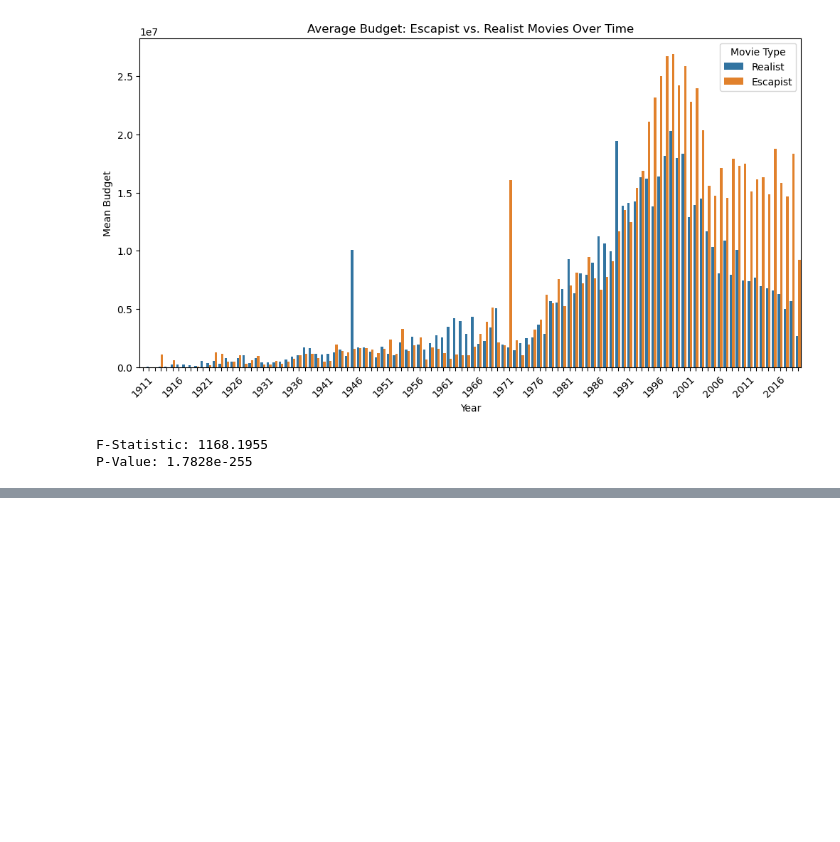
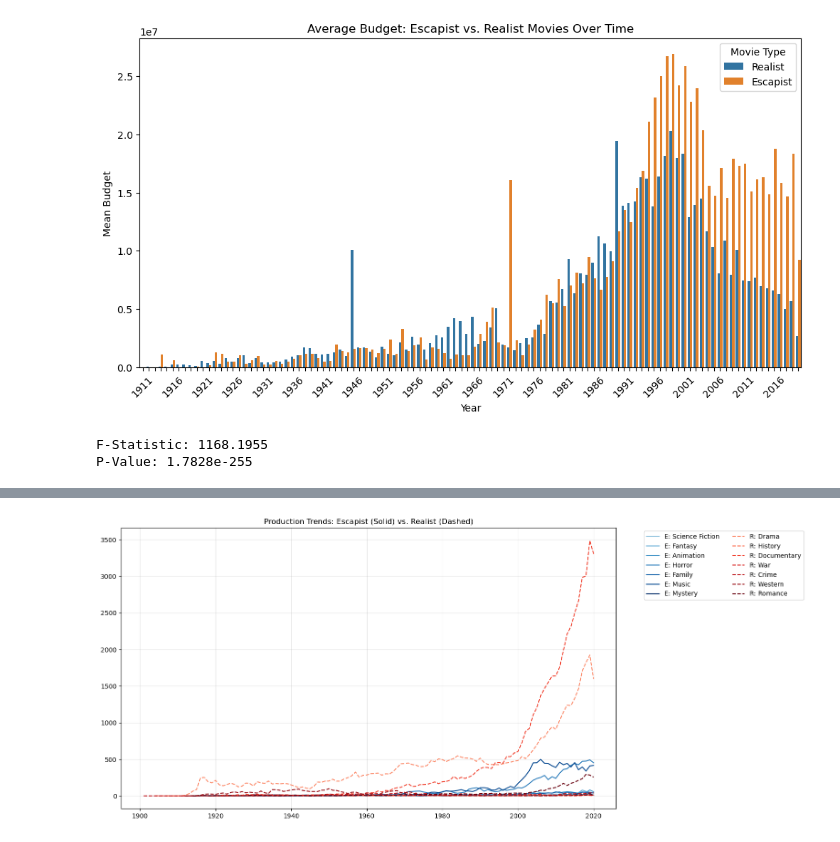
Before and after one commit to alakhan4/Realist-vs-Escapist-TMDB, a Jupyter notebook: CS685_Project.ipynb, the cells around one changed output, grey strips where cells are left out. Saved outputs shown, nothing was run; the diff lists cells and outputs as text; code cells hidden in the pictures; blank space fills up the shorter version.

```diff
--- a/CS685_Project.ipynb
+++ b/CS685_Project.ipynb
@@ -295,3 +295,34 @@ Notes:
 [1] Standard Errors assume that the covariance matrix of the errors is correctly specified.
 [2] The condition number is large, 7.91e+07. This might indicate that there are
 strong multicollinearity or other numerical problems.
+# %%
+genre_yearly = data.groupby(['year', 'genres']).size().reset_index(name='count')
+
+# Filter for your specific escapist and realist genres
+target_genres = escapist + realist
+filtered_yearly = genre_yearly[genre_yearly['genres'].isin(target_genres)]
+# Create a color mapping based on your classification
+palette = {}
+for g in escapist: palette[g] = 'Blues'
+for g in realist: palette[g] = 'Reds'
+
+plt.figure(figsize=(14, 8))
+
+# Plot Escapist genres with solid lines
+for i, g in enumerate(escapist):
+    subset = filtered_yearly[filtered_yearly['genres'] == g]
+    plt.plot(subset['year'], subset['count'], label=f"E: {g}",
+             color=plt.cm.Blues(0.4 + (i*0.1)), linestyle='-')
+
+# Plot Realist genres with dashed lines
+for i, g in enumerate(realist):
+    subset = filtered_yearly[filtered_yearly['genres'] == g]
+    plt.plot(subset['year'], subset['count'], label=f"R: {g}",
+             color=plt.cm.Reds(0.4 + (i*0.1)), linestyle='--')
+
+plt.title('Production Trends: Escapist (Solid) vs. Realist (Dashed)')
+plt.legend(bbox_to_anchor=(1.05, 1), loc='upper left', ncol=2)
+plt.grid(True, alpha=0.3)
+plt.show()
+# %% [output]
+[figure, added]
```
Also changed, not shown: parts of 1 cell of this notebook.
